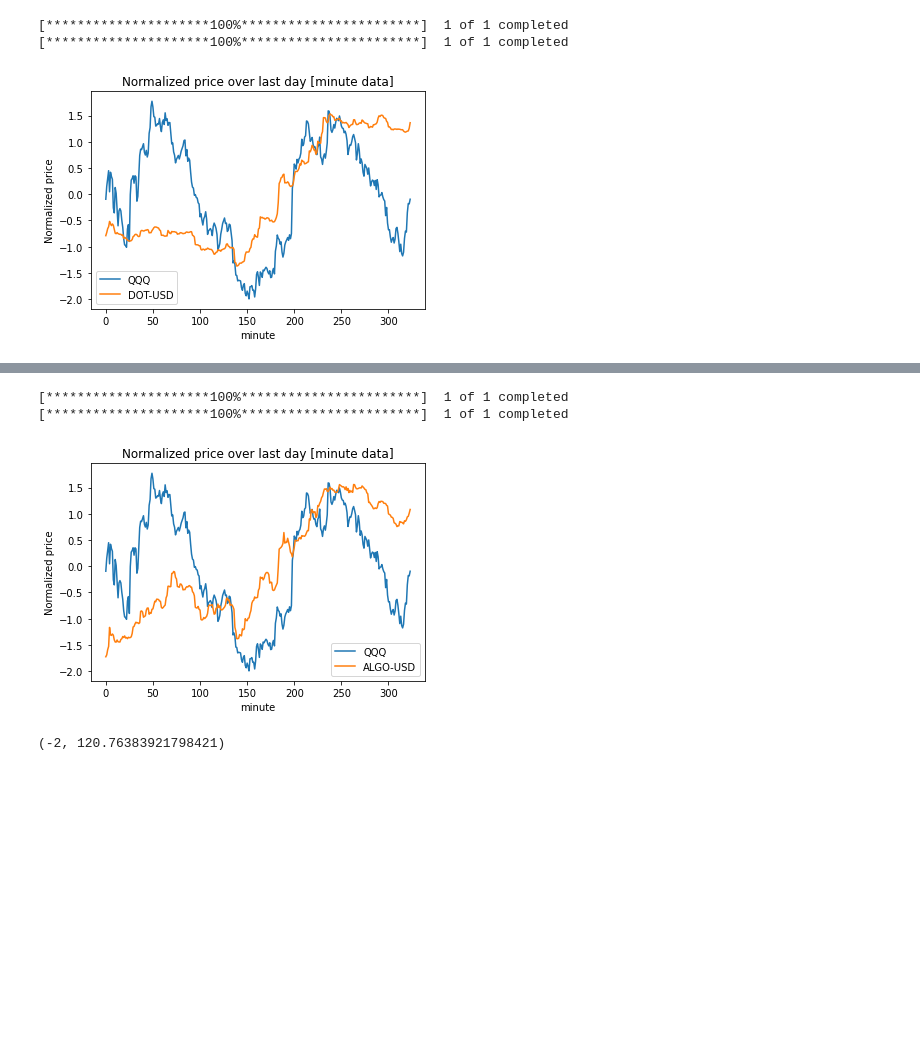
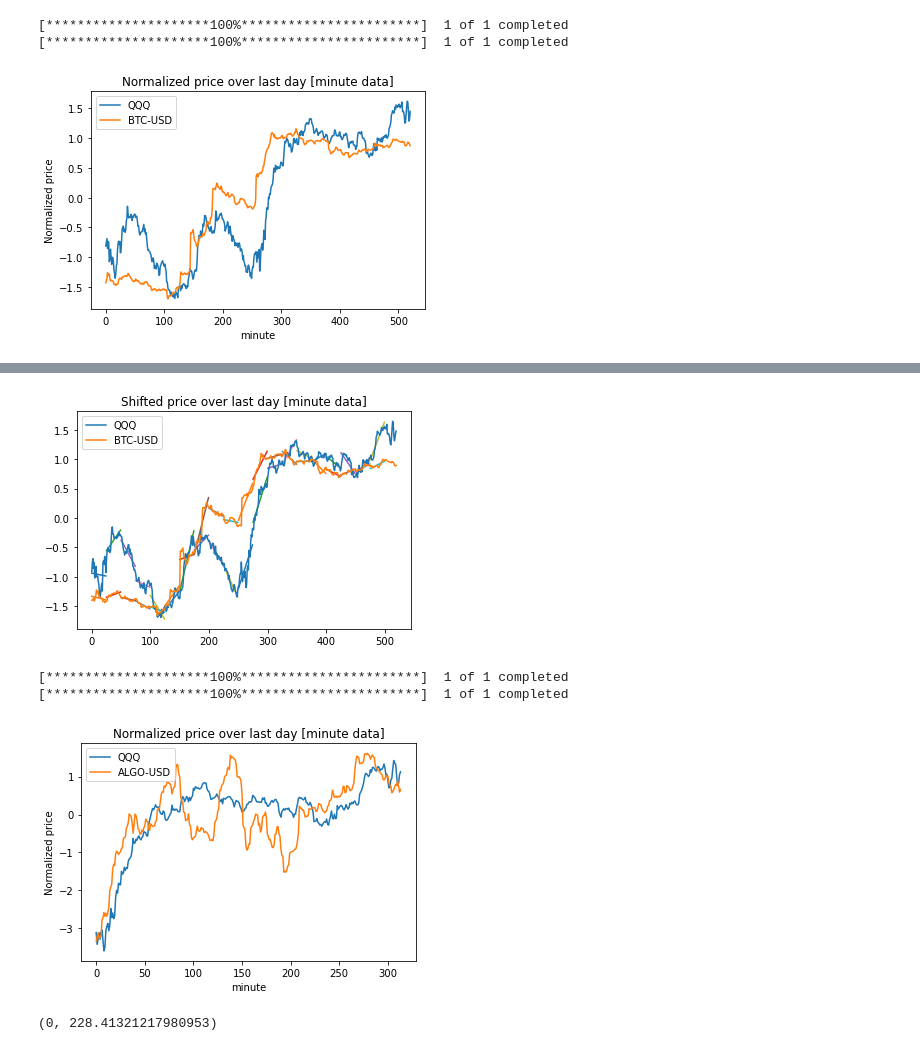
Before and after one commit to andrewting19/QuantCryptoProject, a Jupyter notebook: qqq.ipynb, the cells around one changed output, grey strips where cells are left out. Drawn from its saved outputs; the diff is of its cells as text; code cells hidden in the pictures; blank space fills up the shorter version.

Commit message:
slope loss

```diff
--- a/qqq.ipynb
+++ b/qqq.ipynb
@@ -74,23 +75,61 @@ print(max_offset(y1,y2))
 # %%
 def ticker_offset(str1, str2, silent=False):
-    a = yf.download(tickers=str1, period="24h", interval="1m")
-    b = yf.download(tickers=str2, period="24h", interval="1m")
+    a = yf.download(tickers=str1, period="48h", interval="1m")
+    b = yf.download(tickers=str2, period="48h", interval="1m")
     df = a.merge(b,how="inner", left_on="Datetime", right_on="Datetime", suffixes=["_a","_b"])
     y1 = df['Close_a']
     y2 = df['Close_b']
     y1 = (y1 - np.mean(y1)) / np.std(y1)
     y2 = (y2 - np.mean(y2)) / np.std(y2)
     if not silent:
         plt.plot(range(len(y1)),y1, label=str1)
         plt.plot(range(len(y2)),y2, label=str2)
         plt.legend()
         plt.title("Normalized price over last day [minute data]")
         plt.ylabel("Normalized price")
         plt.xlabel("minute")
         plt.show()
-    return max_offset(y1,y2)
-print(ticker_offset("QQQ","DOT-USD"))
+    offset = max_offset(y1,y2)[0]
+    b["Datetime_shift"] = b.index + pd.Timedelta(minutes=offset)
+    shift_df = a.merge(b,how="inner", left_on="Datetime", right_on="Datetime_shift", suffixes=["_a","_b"])
+    y1 = shift_df['Close_a']
+    y2 = shift_df['Close_b']
+    y1 = (y1 - np.mean(y1)) / np.std(y1)
+    y2 = (y2 - np.mean(y2)) / np.std(y2)
+
+    f, ax = plt.subplots()
+    def slope_loss(k, s):
+        diffs = []
+        for i in range(0,len(y1)-k, s):
+            xs = np.array(range(i,i+k)).reshape(-1, 1)
+            line1 = LinearRegression().fit(xs, y1[i:i+k])
+            starty = line1.predict([xs[0]])
+            endy = line1.predict([xs[-1]])
+            ax.plot([xs[0], xs[-1]], [starty, endy])
+            reg1 = line1.coef_[0]
+            #print("Slope 1 ", reg1)
+            line2 = LinearRegression().fit(xs, y2[i:i+k])
+            reg2 = line2.coef_[0]
+            starty = line2.predict([xs[0]])
+            endy = line2.predict([xs[-1]])
+            ax.plot([xs[0], xs[-1]], [starty, endy])
+            #print("Slope 2", reg2)
+            diffs.append(abs(reg1-reg2))
+        #print(diffs)
+        print("Loss: ", np.mean(diffs))
+
+    slope_loss(30, 15)
+    if not silent:
+        ax.plot(range(len(y1)),y1, label=str1)
+        ax.plot(range(len(y2)),y2, label=str2)
+        ax.legend()
+        ax.set_title("Shifted price over last day [minute data]")
+        #ax.ylabel("Normalized price")
+        #ax.xlabel("minute")
+        #ax.show()
+    return offset
+print(ticker_offset("QQQ","BTC-USD"))
 # %% [output]
 [*********************100%***********************]  1 of 1 completed
 [*********************100%***********************]  1 of 1 completed
-[figure, old version]
+[figure, new version]
@@ -98,10 +138,11 @@ print(ticker_offset("QQQ","DOT-USD"))
+[figure, added]
 # %%
 print(ticker_offset("QQQ","ALGO-USD"))
 # %% [output]
 [*********************100%***********************]  1 of 1 completed
 [*********************100%***********************]  1 of 1 completed
-[figure, old version]
+[figure, new version]
-(-2, 120.76383921798421)
+(0, 228.41321217980953)
 # %%
 tokens = ["QQQ", "BTC-USD", "ETH-USD", "USDT-USD", "BNB-USD", "USDC-USD", "XRP-USD", "LUNA1-USD", "ADA-USD", "ALGO-USD", "XRP-USD", "LUNA1-USD", "ADA-USD", "HEX-USD", "AVAX-USD", "DOGE-USD"] #
 offset_matrix = [[None] * len(tokens) for _ in range(len(tokens))]
```
Also changed, not shown: parts of 7 cells of this notebook.
